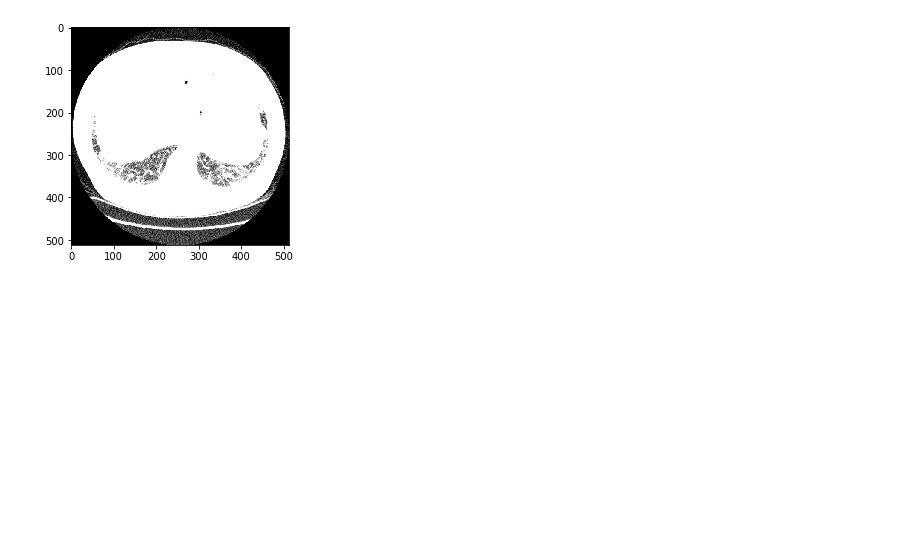
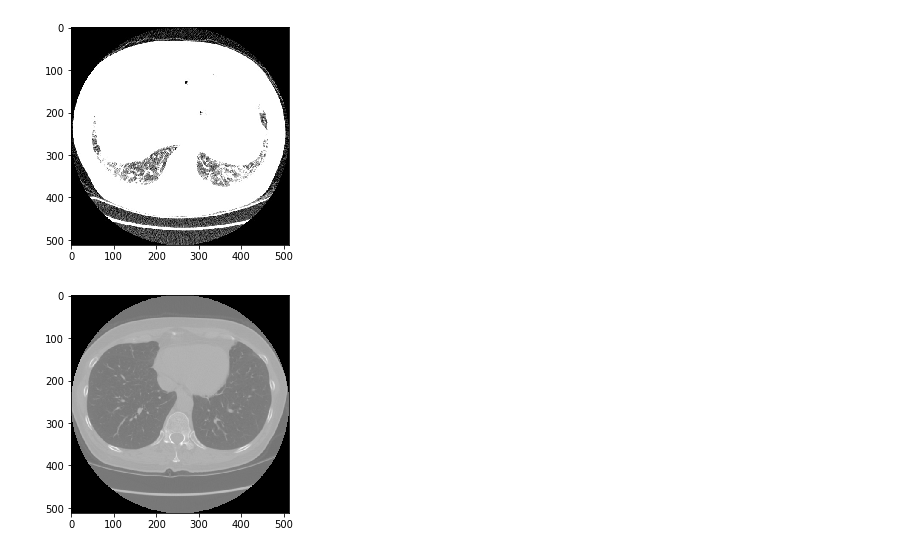
Before and after one commit to alizaib1217/Lungs-Disease-Detection-Using-Deep-Learning, a Jupyter notebook: Keras VS Cancer.ipynb, the cells around one changed output. Drawn from its saved outputs; the diff is of its cells as text; code cells hidden in the pictures; blank space fills up the shorter version.

Commit message:
uploaded file displayed,save image

```diff
--- a/Keras VS Cancer.ipynb
+++ b/Keras VS Cancer.ipynb
@@ -262,3 +262,11 @@ plt.imshow(a, cmap='gray')
 plt.show()
 # %% [output]
 [figure]
+# %%
+dicom1 = dicom.read_file("Uploaded_file.dcm")
+dicom_img = dicom1.pixel_array.astype(np.float64)
+# image=cv2.resize(dicom_img, (200, 200), interpolation=cv2.INTER_CUBIC)
+plt.imshow(dicom_img,cmap='gray')
+plt.show()
+# %% [output]
+[figure, added]
```
Also changed, not shown: 5 other files.
